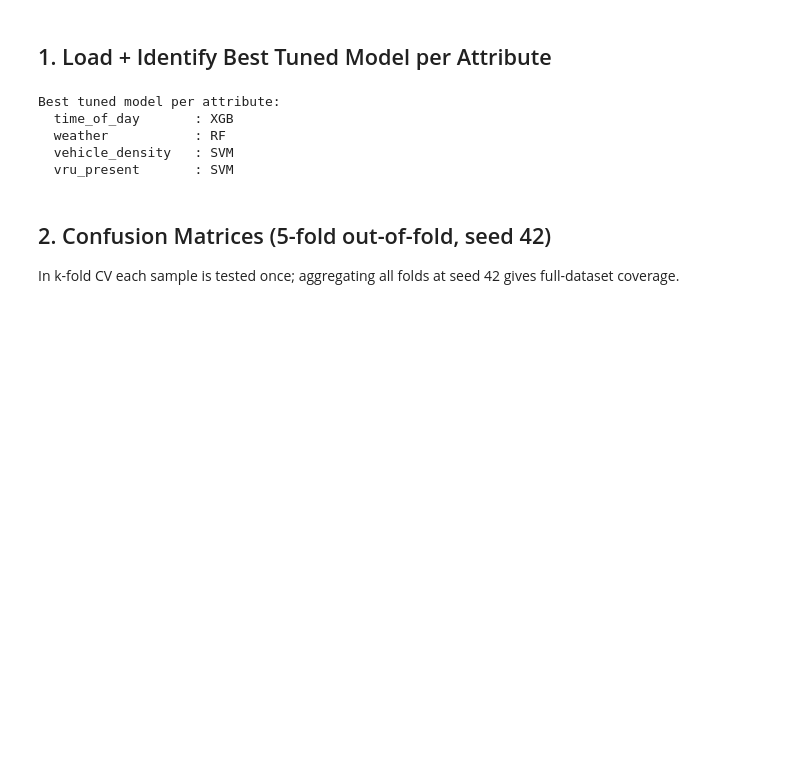
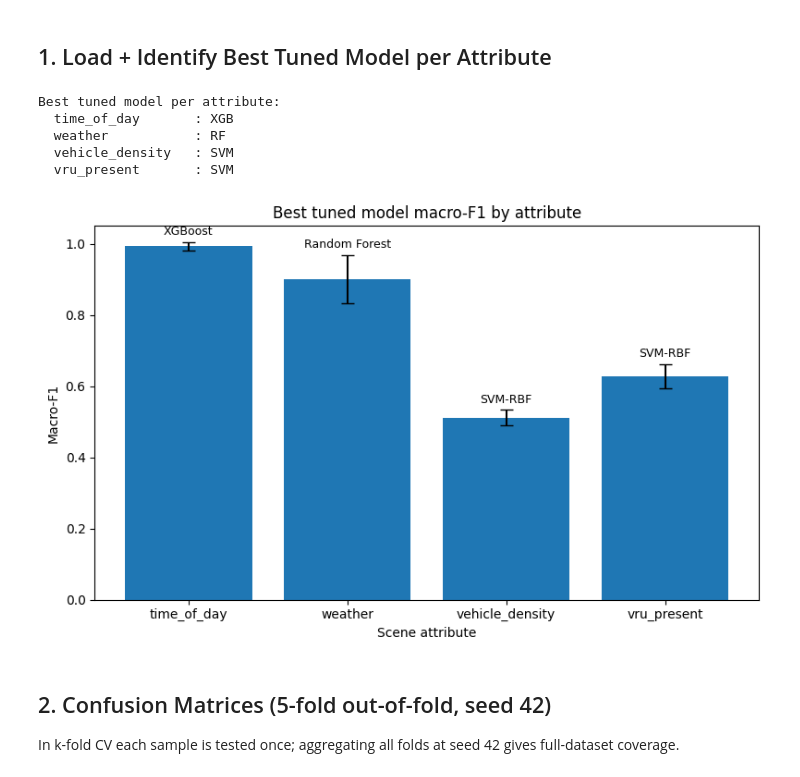
Before and after one commit to LeeMing988/nuscenes-scene-classification-ml, a Jupyter notebook: notebooks/v1.0-trainval/06b_visual_analysis_and_stats.ipynb, the cells around one changed output. Cells and saved outputs as stored; diff of their text form; code cells hidden in the pictures; blank space fills up the shorter version.

```diff
--- a/notebooks/v1.0-trainval/06b_visual_analysis_and_stats.ipynb
+++ b/notebooks/v1.0-trainval/06b_visual_analysis_and_stats.ipynb
@@ -55,6 +55,44 @@ Best tuned model per attribute:
   weather           : RF
   vehicle_density   : SVM
   vru_present       : SVM
+# %%
+import pandas as pd
+import matplotlib.pyplot as plt
+
+best_results = pd.DataFrame({
+    "attribute": ["time_of_day", "weather", "vehicle_density", "vru_present"],
+    "best_model": ["XGBoost", "Random Forest", "SVM-RBF", "SVM-RBF"],
+    "macro_f1_mean": [0.993, 0.901, 0.511, 0.628],
+    "macro_f1_std": [0.012, 0.068, 0.022, 0.033]
+})
+
+plt.figure(figsize=(8, 5))
+plt.bar(
+    best_results["attribute"],
+    best_results["macro_f1_mean"],
+    yerr=best_results["macro_f1_std"],
+    capsize=5
+)
+
+plt.ylim(0, 1.05)
+plt.ylabel("Macro-F1")
+plt.xlabel("Scene attribute")
+plt.title("Best tuned model macro-F1 by attribute")
+
+for i, row in best_results.iterrows():
+    plt.text(
+        i,
+        row["macro_f1_mean"] + row["macro_f1_std"] + 0.02,
+        row["best_model"],
+        ha="center",
+        fontsize=9
+    )
+
+plt.tight_layout()
+plt.savefig("figure_5_1_best_model_macro_f1.png", dpi=300, bbox_inches="tight")
+plt.show()
+# %% [output]
+[figure, added]
 # %% [markdown]
 ## 2. Confusion Matrices (5-fold out-of-fold, seed 42)
 
```
Also changed, not shown: 3 other files.
